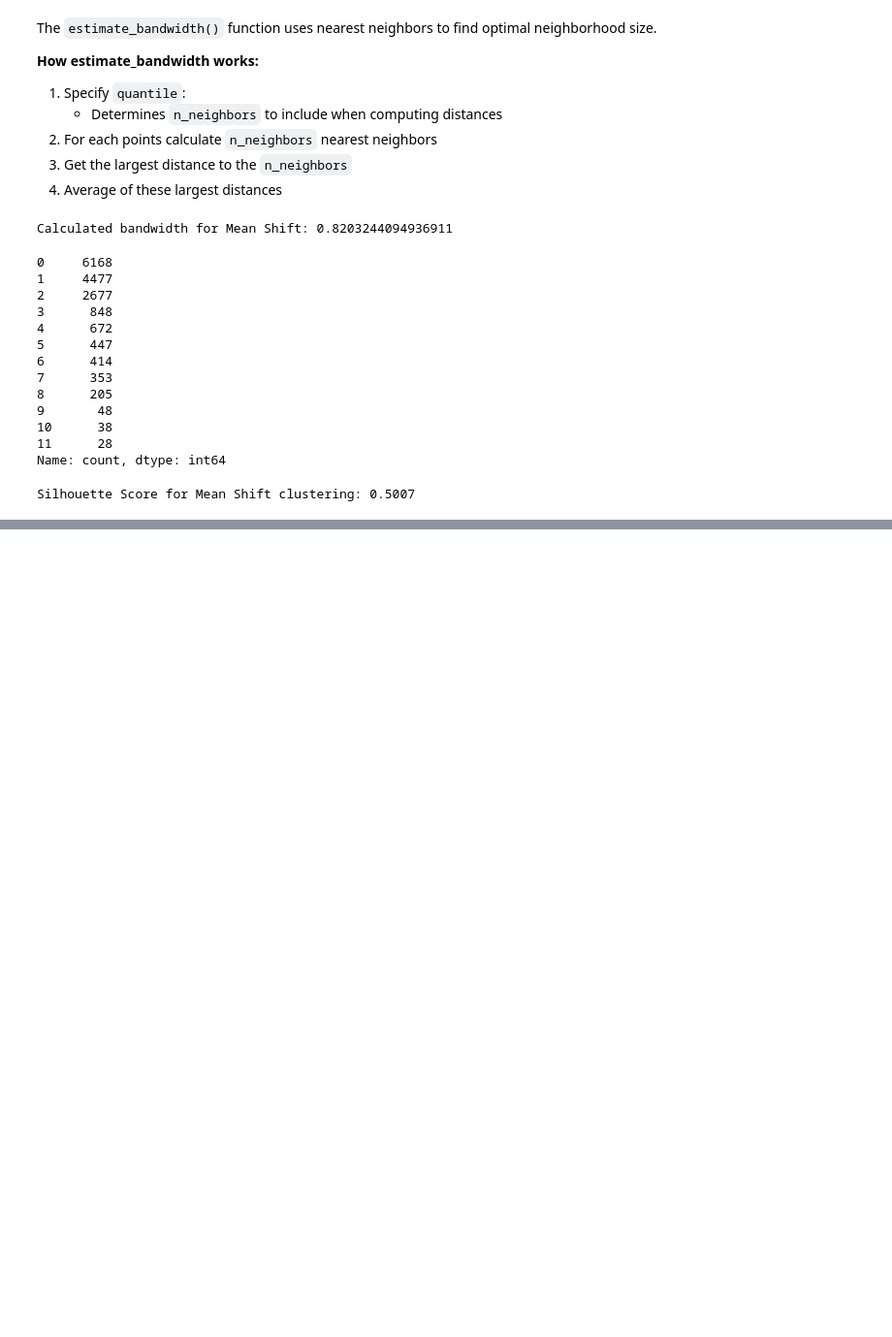
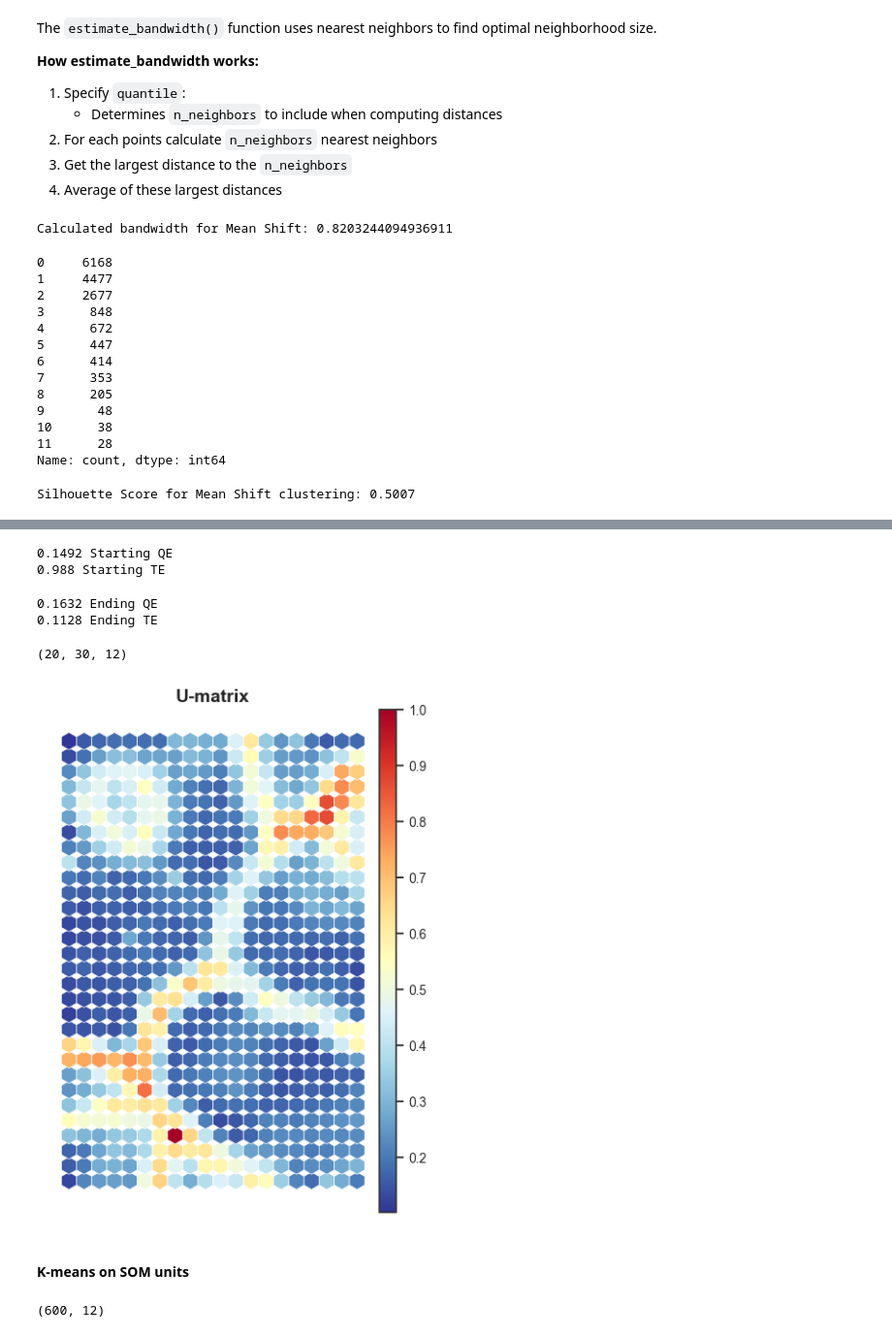
Before and after one commit to Mehmet1700/DataMining2025, a Jupyter notebook: notebooks_deliverable2/01_Clustering_Value_Based.ipynb, the cells around one changed output, grey strips where cells are left out. Shown at 97% size. Cells and saved outputs as stored; diff of their text form; code cells hidden in the pictures; blank space fills up the shorter version.

```diff
--- a/notebooks_deliverable2/01_Clustering_Value_Based.ipynb
+++ b/notebooks_deliverable2/01_Clustering_Value_Based.ipynb
@@ -874,0 +1185,18 @@ Silhouette Score for Mean Shift clustering: 0.5007
+# %%
+M = 20
+N = 30
+neighborhood_function = 'gaussian'
+n_feats = len(df_som.columns)
+learning_rate = .5
+
+
+som_data = df_som.values
+sm = MiniSom(M, N,
+             n_feats,
+             learning_rate=learning_rate,
+             #topology=topology,
+             neighborhood_function=neighborhood_function,
+             sigma=1.8,
+             activation_distance='euclidean',
+             random_seed=42
+             )
@@ -874,0 +1212,45 @@ Silhouette Score for Mean Shift clustering: 0.5007
+# %%
+sm.random_weights_init(som_data)
+
+print(np.round(sm.quantization_error(som_data),4), "Starting QE")
+print(np.round(sm.topographic_error(som_data),4), "Starting TE")
+# %% [output]
+0.1492 Starting QE
+0.988 Starting TE
+# %%
+sm.train_batch(som_data, 500_000)
+# %%
+
+print(np.round(sm.quantization_error(som_data),4),"Ending QE")
+print(np.round(sm.topographic_error(som_data),4),"Ending TE")
+# %% [output]
+0.1632 Ending QE
+0.1128 Ending TE
+# %%
+weights = sm.get_weights()
+
+weights.shape
+# %% [output]
+(20, 30, 12)
+# %%
+umatrix = sm.distance_map(scaling='mean')
+fig = plt.figure(figsize=figsize)
+
+colornorm = mpl_colors.Normalize(vmin=np.min(umatrix), vmax=np.max(umatrix))
+
+fig = plot_hexagons(sm, fig,
+                    colornorm,
+                    umatrix,
+                    label="U-matrix",
+                    cmap=cm.RdYlBu_r,
+                    )
+# %% [output]
+[figure, added]
+# %% [markdown]
+#### K-means on SOM units
+# %%
+weights_flat = weights.reshape(M * N, len(df_som.columns))
+
+weights_flat.shape
+# %% [output]
+(600, 12)
```
Also changed, not shown: parts of 33 cells of this notebook, 3 other files.
